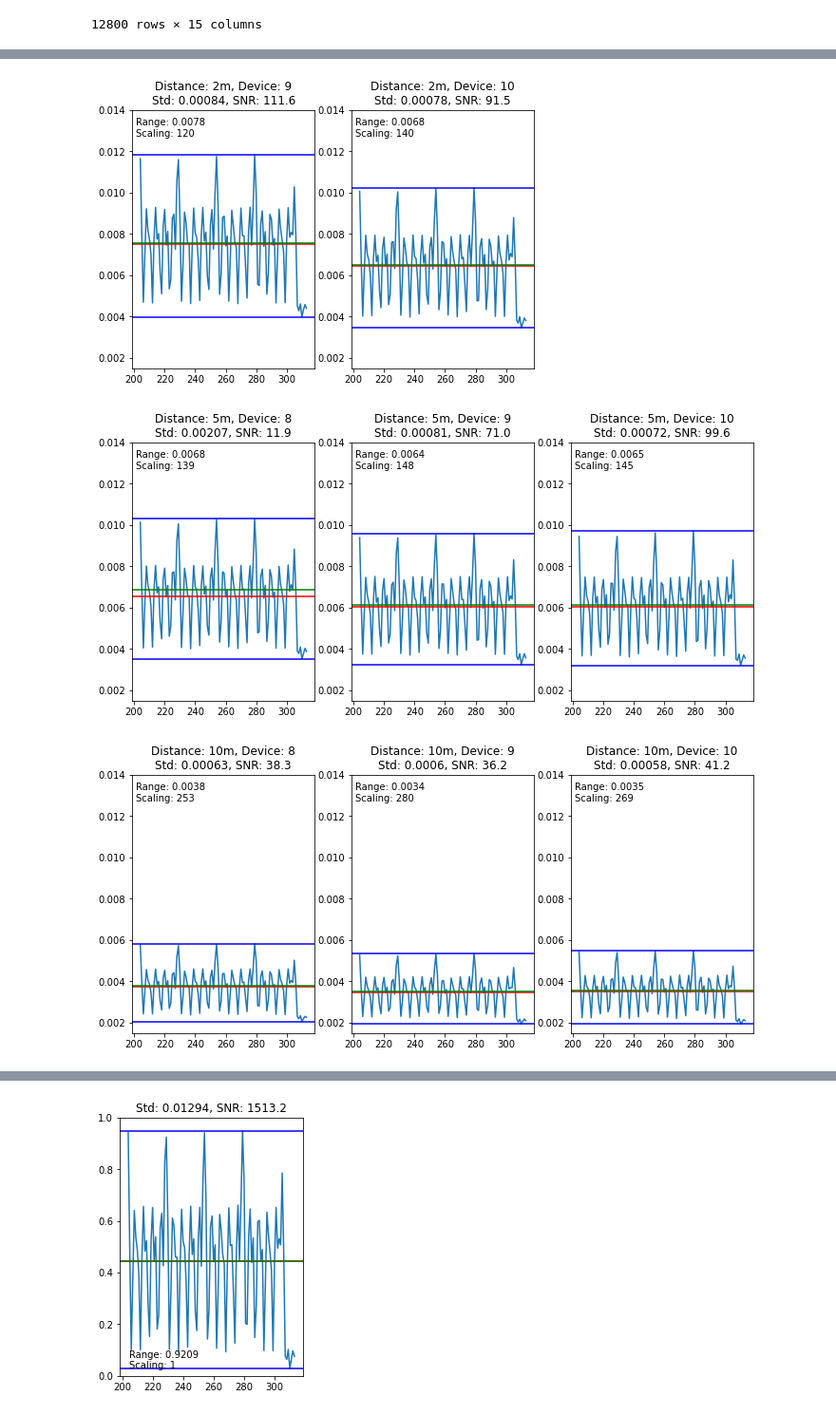
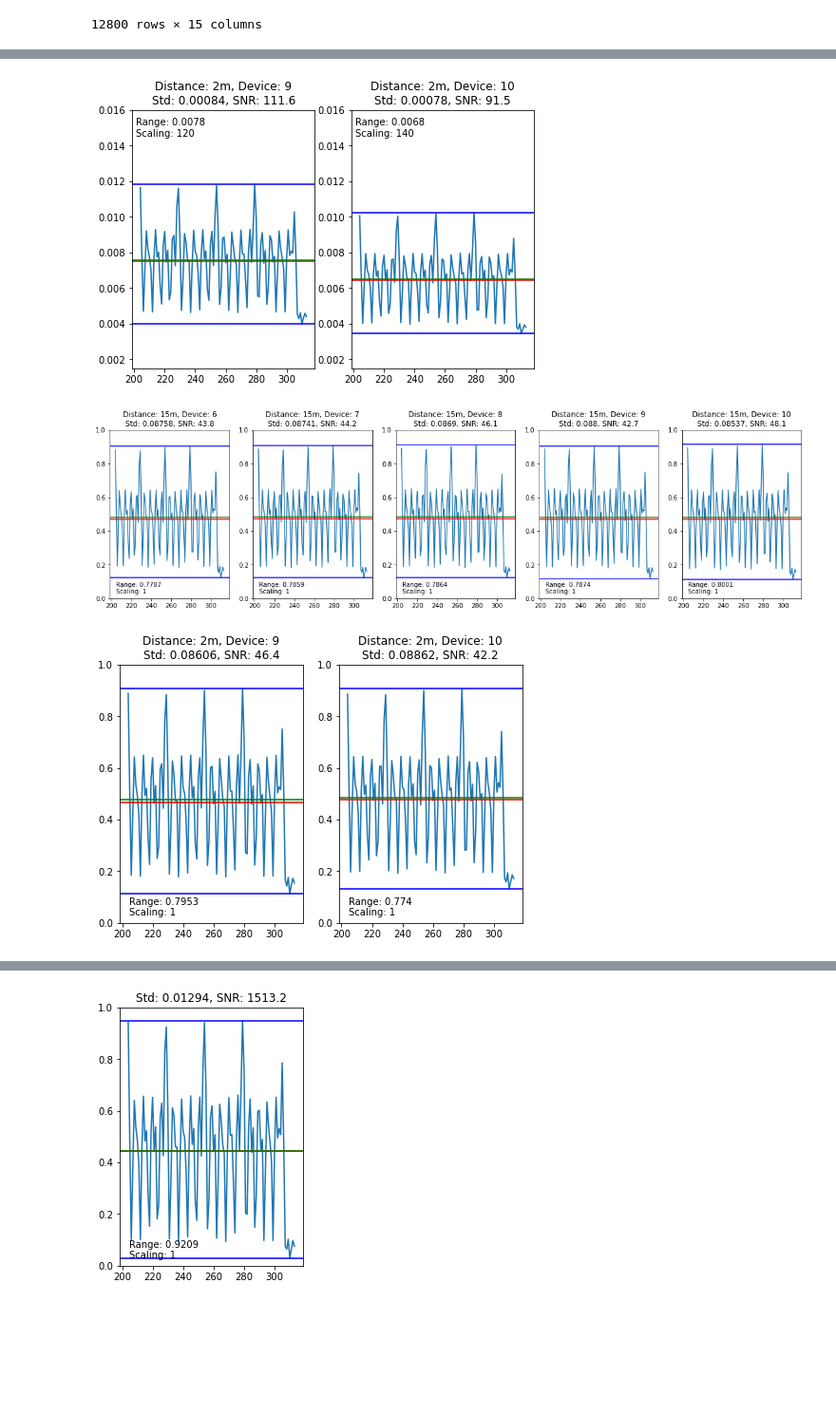
Before and after one commit to axelzedigh/MasterThesisResults, a Jupyter notebook: notebooks/Trace_metadata_db_visualization.ipynb, the cells around one changed output, grey strips where cells are left out. Shown at 95% size. Cells and saved outputs as stored; diff of their text form; code cells hidden in the pictures; blank space fills up the shorter version.

```diff
--- a/notebooks/Trace_metadata_db_visualization.ipynb
+++ b/notebooks/Trace_metadata_db_visualization.ipynb
@@ -83,8 +83,8 @@ def plot_trace_metadata_depth__big_plots():
             distance = subset[2]
             plot_trace_metadata_depth__one(test_dataset_id, distance, device, 2)
 # %%
-def plot_test_trace_metadata_depth__several(sets, trace_process_id):
-    database = get_db_absolute_path("main.db")
+def plot_test_trace_metadata_depth__several(sets, trace_process_id, database="main.db"):
+    database = get_db_absolute_path(database)
     con2 = lite.connect(database)
     query = "select * from trace_metadata_depth;"
     raw_data = pd.read_sql_query(query, con2)
@@ -97,7 +97,7 @@ def plot_test_trace_metadata_depth__several(sets, trace_process_id):
         for device in subset[1]:
             ax = plt.subplot(1, 5, i)
             if trace_process_id == 2:
-                ax.set_ylim(0.0015, 0.014)
+                ax.set_ylim(0.0015, 0.016)
             elif trace_process_id == 3:
                 ax.set_ylim(0, 1)
             data = raw_data.copy()
@@ -272,10 +272,16 @@ def plot_training_trace_metadata_depth__training_set_used():
 # %%
 set1 = (1, [6, 7, 8, 9, 10], 15)
 set2 = (2, [9, 10], 2)
-set3 = (2, [8, 9, 10], 5)
-set4 = (2, [8, 9, 10], 10)
-sets = [set1, set2, set3, set4]
+#set3 = (2, [8, 9, 10], 5)
+#set4 = (2, [8, 9, 10], 10)
+sets = [set1, set2]#, set3, set4]
 
 plot_test_trace_metadata_depth__several(sets, 2)
 plot_test_trace_metadata_depth__several(sets, 3)
+
+set2 = (2, [8, 9, 10], 5)
+set4 = (2, [8], 10)
+sets = [set2, set4]
+plot_test_trace_metadata_depth__several(sets, 2, "5m.db")
+plot_test_trace_metadata_depth__several(sets, 3, "5m.db")
 # %% [output]
@@ -283,3 +289,3 @@ plot_test_trace_metadata_depth__several(sets, 3)
-[figure, old version]
+[figure, new version]
-[figure, old version]
+[figure, new version]
-[figure, old version]
+[figure, new version]
```
Also changed, not shown: parts of 1 cell of this notebook, 2 other files.
